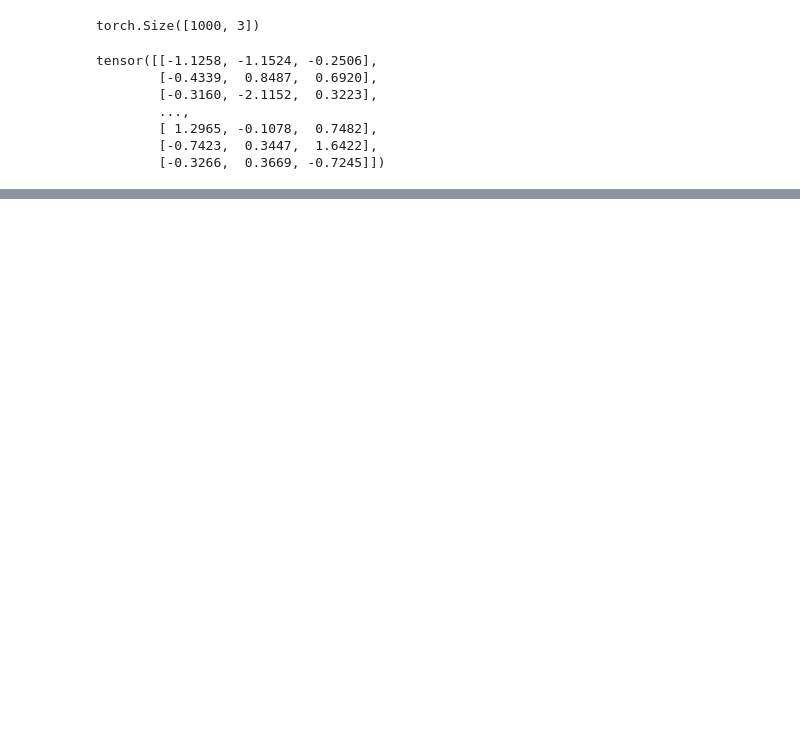
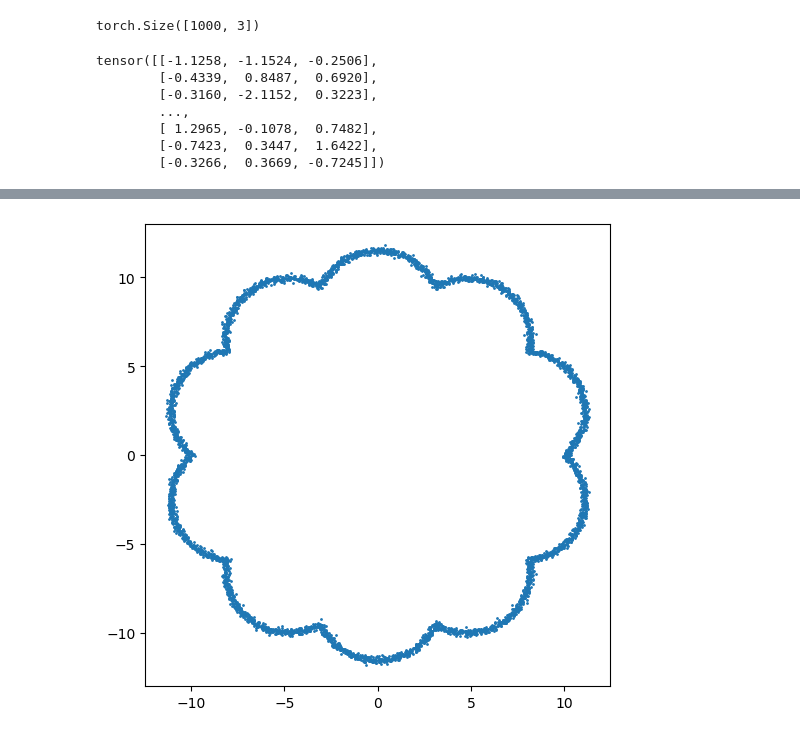
Before and after one commit to BP4769/Normalizing-Flow-Reproducibility, a Jupyter notebook: test_normalizing_flow.ipynb, the cells around one changed output, grey strips where cells are left out. Cells and saved outputs as stored; diff of their text form; code cells hidden in the pictures; blank space fills up the shorter version.

```diff
--- a/test_normalizing_flow.ipynb
+++ b/test_normalizing_flow.ipynb
@@ -69,0 +54,12 @@ plt.show()
+# %%
+
+x, y = n_regular_polygon(n=10, radius=10, angle=0, arc_height=-2, num_points=5000, noise_std=0.1)
+
+# Plotting the generated points
+plt.figure(figsize=(6, 6))
+plt.scatter(x, y, s=1)
+# plt.scatter(x_vertices, y_vertices, s=10, c="r") # for debugging
+# plt.scatter(arc_x_centers, arc_y_centers, s=10, c="g") # for debugging
+plt.show()
+# %% [output]
+[figure, added]
```
Also changed, not shown: parts of 10 cells of this notebook, 1 other file.
